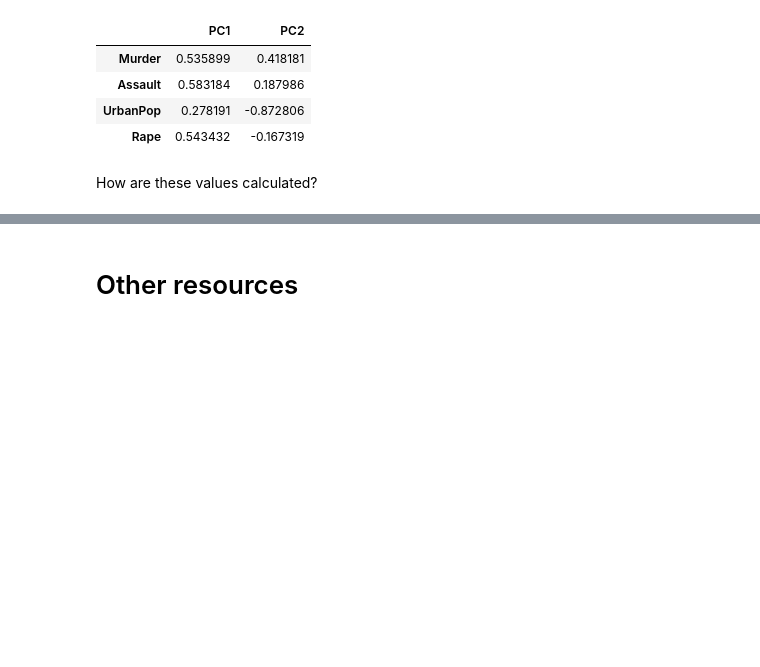
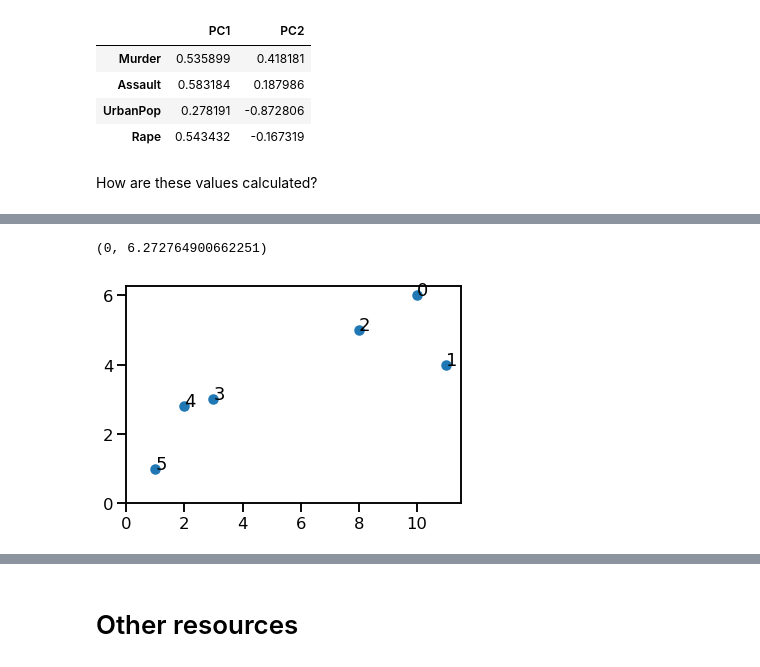
Before and after one commit to benslack19/my_DS_notes, a Jupyter notebook: analysis_and_machine_learning/ML_ISLR_C10_Unsupervised_Learning.ipynb, the cells around one changed output, grey strips where cells are left out. Drawn from its saved outputs; the diff is of its cells as text; code cells hidden in the pictures; blank space fills up the shorter version.

```diff
--- a/analysis_and_machine_learning/ML_ISLR_C10_Unsupervised_Learning.ipynb
+++ b/analysis_and_machine_learning/ML_ISLR_C10_Unsupervised_Learning.ipynb
@@ -122,0 +165,12 @@ How are these values calculated?
+# %%
+f, ax1 = plt.subplots()
+ax1.scatter(df_genes["gene1"], df_genes["gene2"])
+for i in df_genes.index.tolist():
+    ax1.annotate(
+        str(i), xy=(df_genes["gene1"].tolist()[i], df_genes["gene2"].tolist()[i])
+    )
+ax1.set_xlim(0, None)
+ax1.set_ylim(0, None)
+# %% [output]
+(0, 6.272764900662251)
+[figure, added]
```
Also changed, not shown: parts of 47 cells of this notebook.
